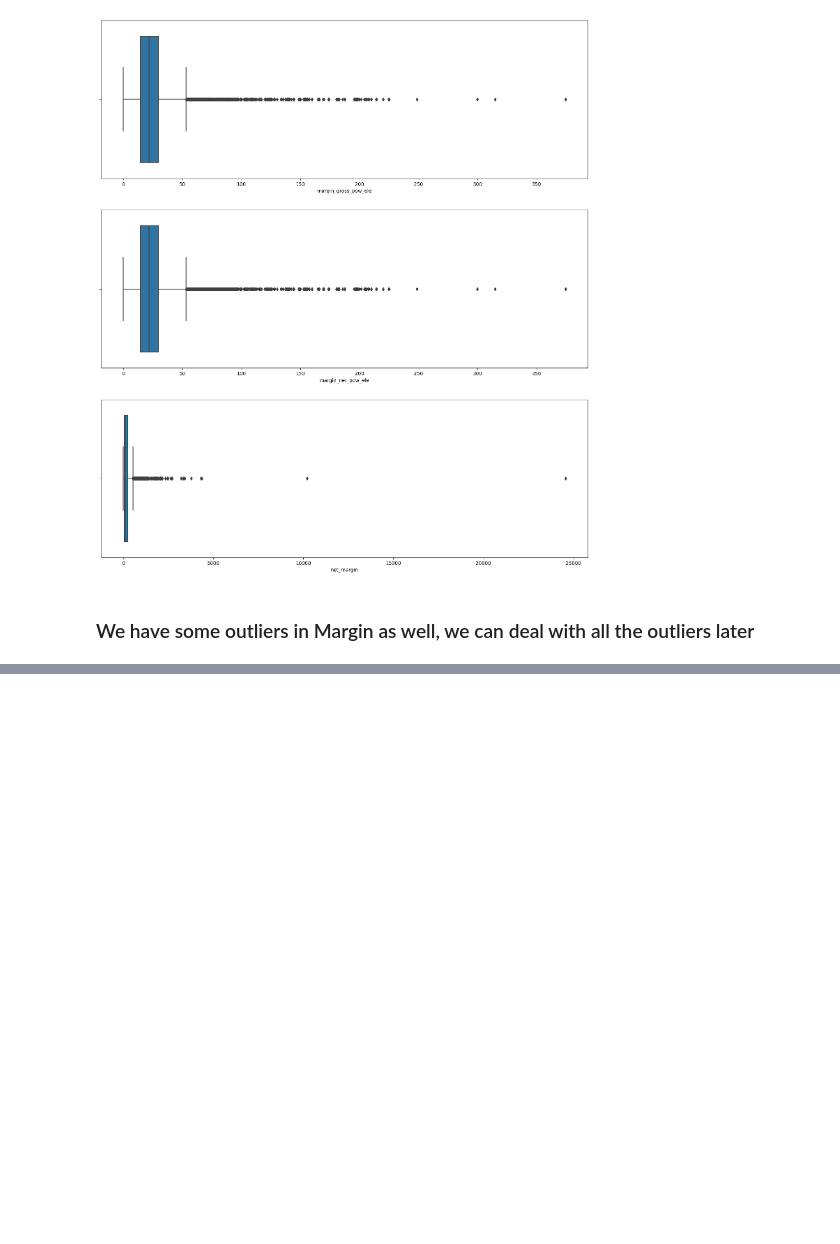
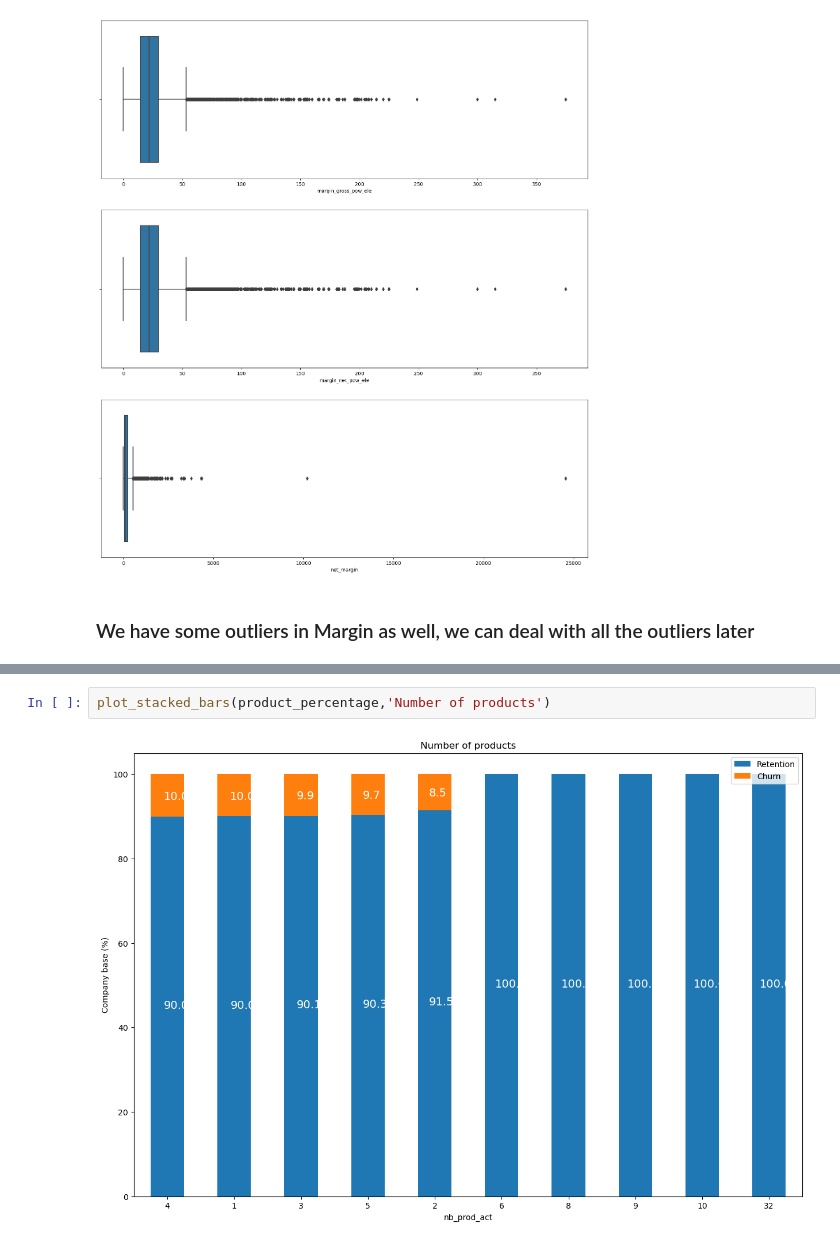
Before and after one commit to sudeep360/PowerCo_Cust_Retention, a Jupyter notebook: Task2/Task2_EDA_nVisualization.ipynb, the cells around one changed output, grey strips where cells are left out. Cells and saved outputs as stored; diff of their text form; blank space fills up the shorter version.

```diff
--- a/Task2/Task2_EDA_nVisualization.ipynb
+++ b/Task2/Task2_EDA_nVisualization.ipynb
@@ -376,0 +397,4 @@ plt.show()
+# %%
+plot_stacked_bars(product_percentage,'Number of products')
+# %% [output]
+[figure, added]
```
Also changed, not shown: parts of 27 cells of this notebook, 2 other files.
